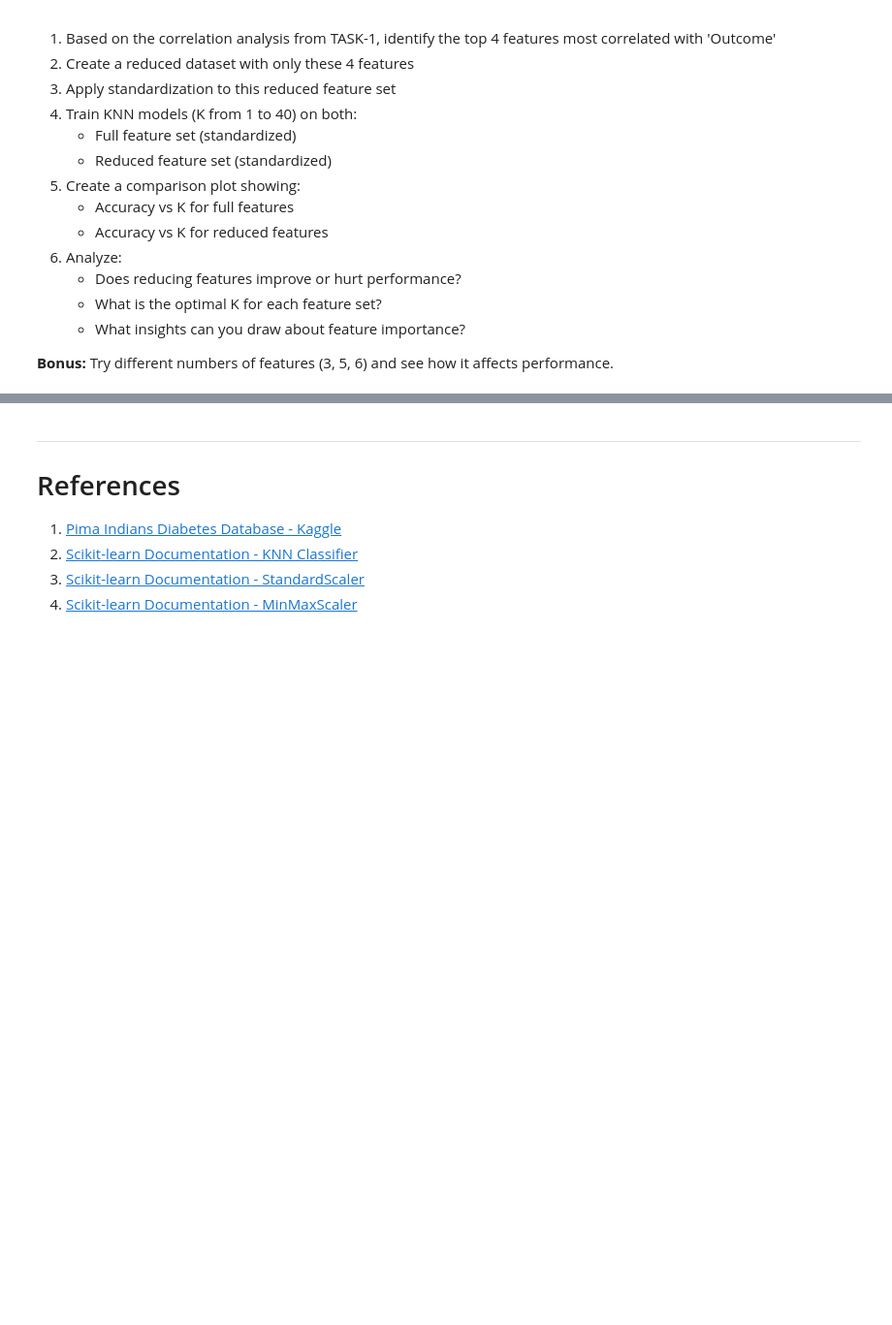
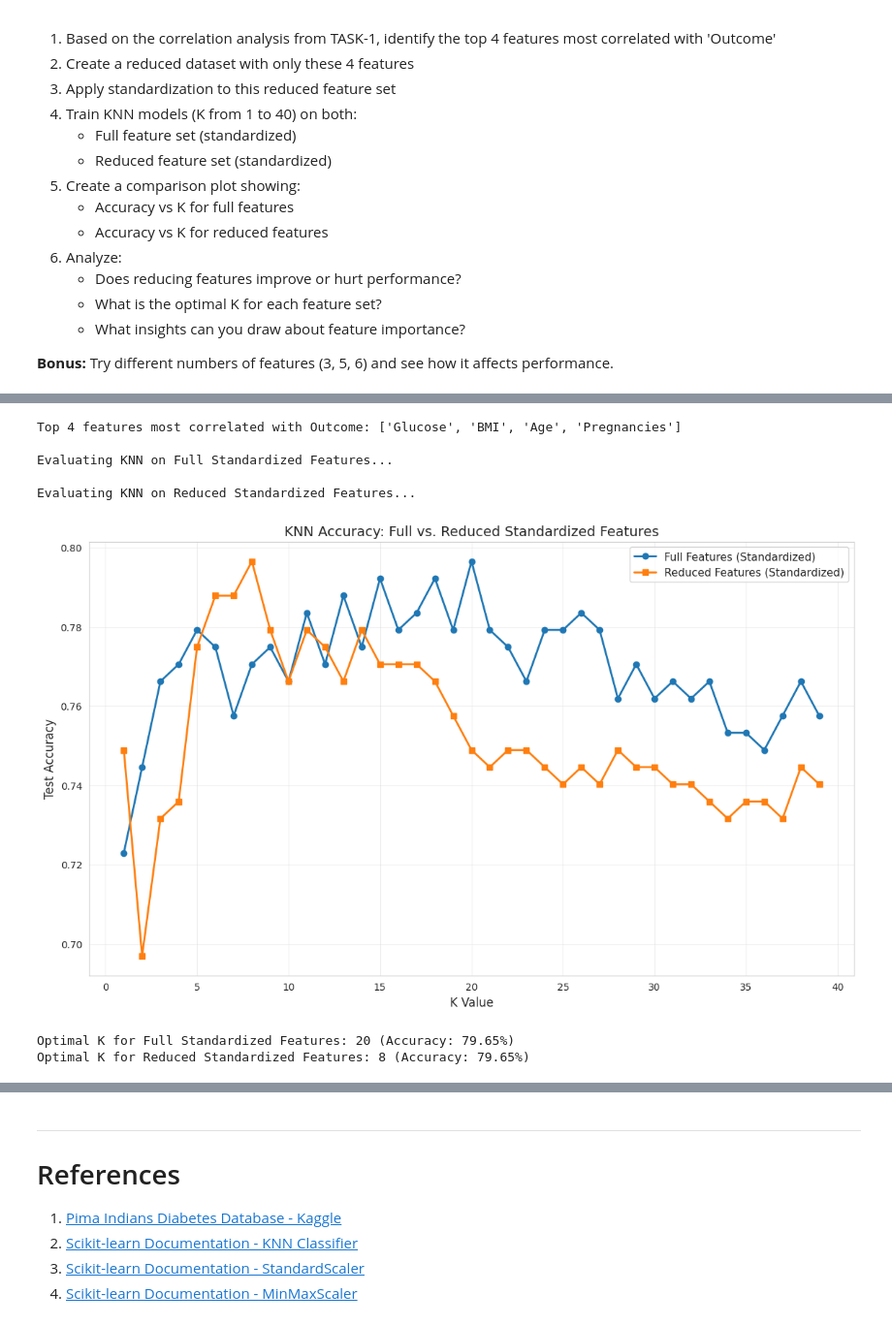
Before and after one commit to Lohith2117/KL, a Jupyter notebook: AIML_Training_Program_Module_3_project_.ipynb, the cells around one changed output, grey strips where cells are left out. Shown at 97% size. Drawn from its saved outputs; the diff is of its cells as text; code cells hidden in the pictures; blank space fills up the shorter version.

```diff
--- a/AIML_Training_Program_Module_3_project_.ipynb
+++ b/AIML_Training_Program_Module_3_project_.ipynb
@@ -699,0 +613,68 @@ In this case, while the top 4 features are important, simply reducing to them do
+# %%
+# 1. Identify the top 4 features most correlated with 'Outcome'
+correlation_with_outcome = diabetes_data.corr()['Outcome'].abs().sort_values(ascending=False)
+# Exclude 'Outcome' itself from the list of features
+top_features = correlation_with_outcome[1:5].index.tolist()
+
+print(f"Top 4 features most correlated with Outcome: {top_features}")
+
+# 2. Create a reduced dataset with only these 4 features
+X_reduced = diabetes_data[top_features]
+
+# 3. Apply standardization to this reduced feature set
+scaler_reduced = StandardScaler()
+X_reduced_standardized = scaler_reduced.fit_transform(X_reduced)
+df_reduced_standardized = pd.DataFrame(X_reduced_standardized, columns=top_features)
+
+# 4. Train KNN models (K from 1 to 40) on both:
+#    - Full feature set (standardized) - using scaled_data from earlier
+#    - Reduced feature set (standardized)
+
+# Re-using the plot_KNN_error_rate function, but it expects a full dataset (features + target)
+# Let's adapt it to return just the test scores for plotting.
+
+def get_knn_test_scores(X_data, y_data):
+    test_scores = []
+    X_train, X_test, y_train, y_test = train_test_split(X_data, y_data, test_size=0.3, random_state=101)
+    for i in range(1, 40):
+        knn = KNeighborsClassifier(n_neighbors=i)
+        knn.fit(X_train, y_train)
+        test_scores.append(knn.score(X_test, y_test))
+    return test_scores
+
+print("\nEvaluating KNN on Full Standardized Features...")
+full_standardized_test_scores = get_knn_test_scores(X_standardized, y)
+
+print("\nEvaluating KNN on Reduced Standardized Features...")
+reduced_standardized_test_scores = get_knn_test_scores(df_reduced_standardized, y)
+# %% [output]
+Top 4 features most correlated with Outcome: ['Glucose', 'BMI', 'Age', 'Pregnancies']
+
+Evaluating KNN on Full Standardized Features...
+
+Evaluating KNN on Reduced Standardized Features...
+# %%
+# 5. Create a comparison plot
+plt.figure(figsize=(14, 8))
+plt.plot(range(1, 40), full_standardized_test_scores, marker='o', label='Full Features (Standardized)', linewidth=2)
+plt.plot(range(1, 40), reduced_standardized_test_scores, marker='s', label='Reduced Features (Standardized)', linewidth=2)
+plt.title('KNN Accuracy: Full vs. Reduced Standardized Features', fontsize=14)
+plt.xlabel('K Value', fontsize=12)
+plt.ylabel('Test Accuracy', fontsize=12)
+plt.legend(fontsize=11)
+plt.grid(True, alpha=0.3)
+plt.show()
+
+# Determine optimal K for each set (using simple test scores, not CV for this challenge step)
+optimal_k_full = full_standardized_test_scores.index(max(full_standardized_test_scores)) + 1
+max_acc_full = max(full_standardized_test_scores)
+
+optimal_k_reduced = reduced_standardized_test_scores.index(max(reduced_standardized_test_scores)) + 1
+max_acc_reduced = max(reduced_standardized_test_scores)
+
+print(f"\nOptimal K for Full Standardized Features: {optimal_k_full} (Accuracy: {max_acc_full*100:.2f}%)")
+print(f"Optimal K for Reduced Standardized Features: {optimal_k_reduced} (Accuracy: {max_acc_reduced*100:.2f}%)")
+# %% [output]
+[figure, added]
+Optimal K for Full Standardized Features: 20 (Accuracy: 79.65%)
+Optimal K for Reduced Standardized Features: 8 (Accuracy: 79.65%)
```
Also changed, not shown: parts of 10 cells of this notebook.
